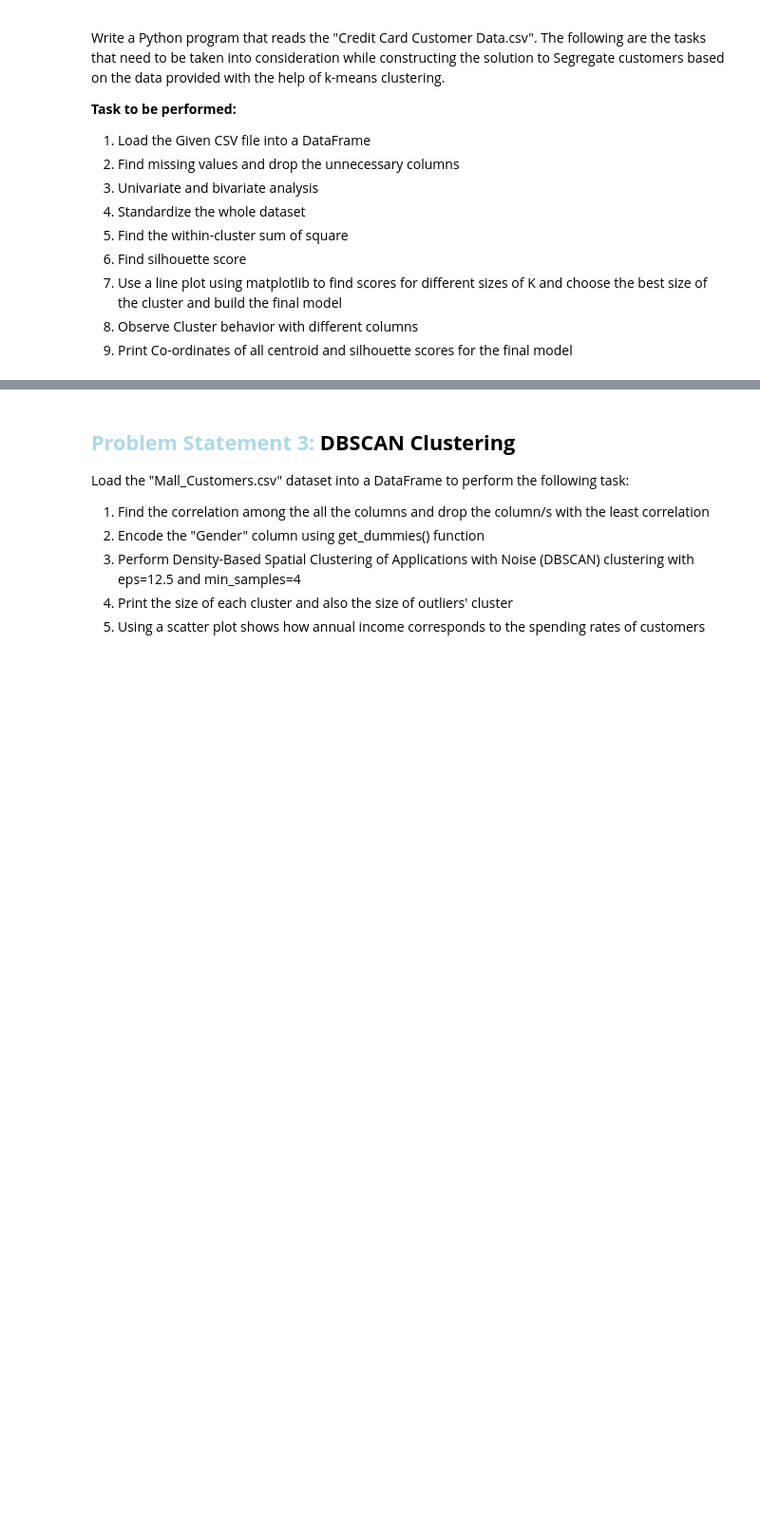
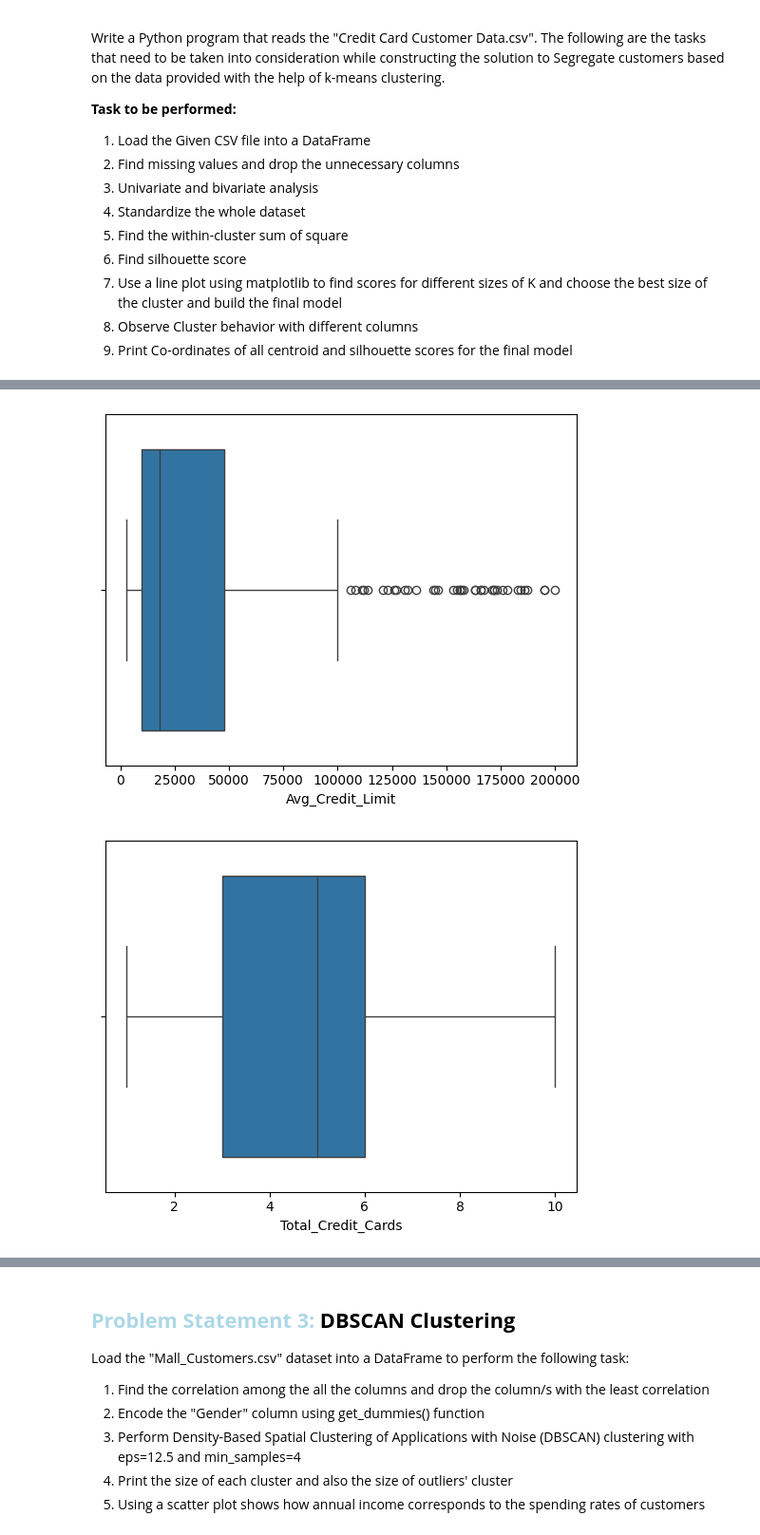
Before and after one commit to ekefan/ml_projects_for_edureka_internship, a Jupyter notebook: Unsupervised-Machine-Learning-Assignment5.ipynb, the cells around one changed output, grey strips where cells are left out. Shown at 95% size. Cells and saved outputs as stored; diff of their text form; code cells hidden in the pictures; blank space fills up the shorter version.

```diff
--- a/Unsupervised-Machine-Learning-Assignment5.ipynb
+++ b/Unsupervised-Machine-Learning-Assignment5.ipynb
@@ -44,0 +205,8 @@ Write a Python program that reads the "Credit Card Customer Data.csv". The follo
+# %%
+#check for outliers
+for column in credit_card_df.columns:
+    fig, ax = plt.subplots()
+    sns.boxplot(credit_card_df[column], orient="h")
+# %% [output]
+[figure, added]
+[figure, added]
```
Also changed, not shown: parts of 30 cells of this notebook.
